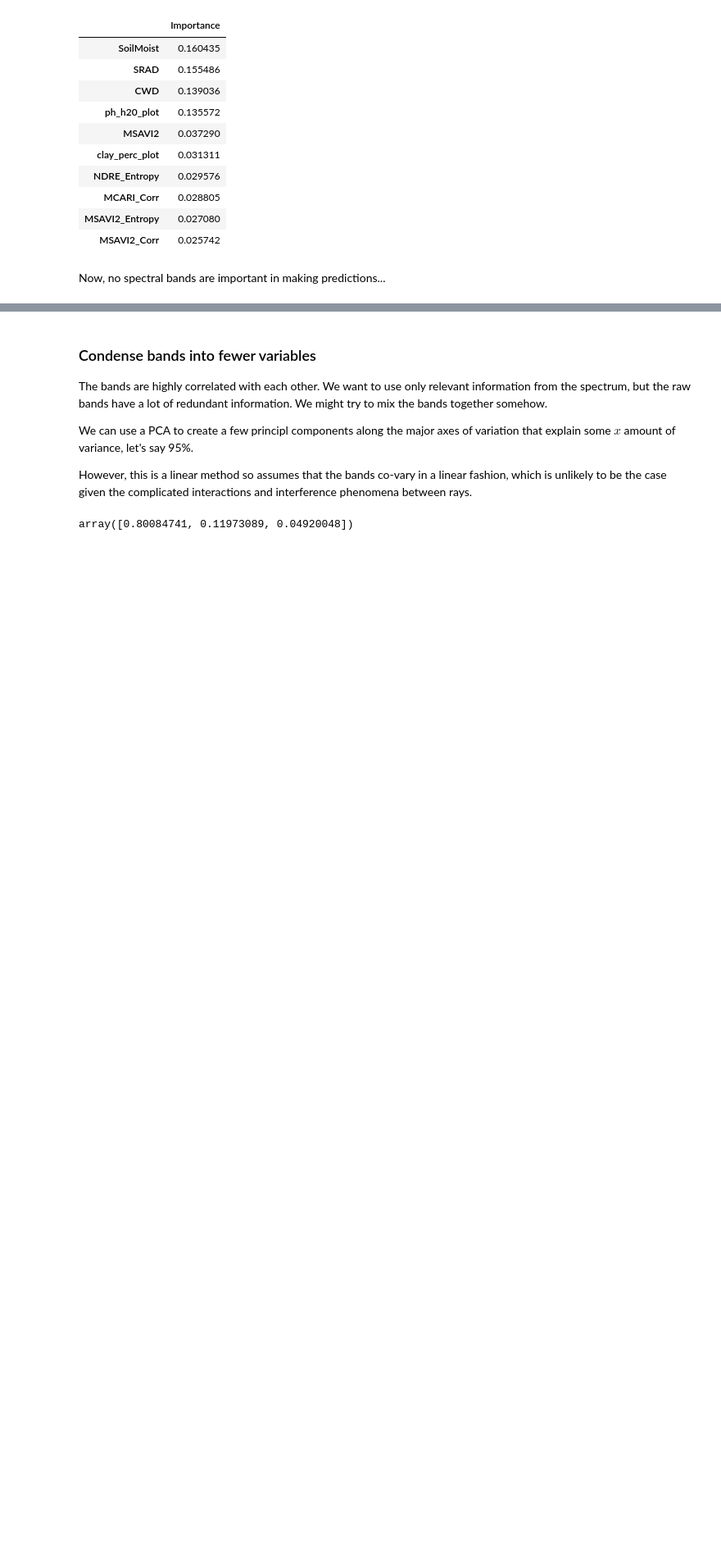
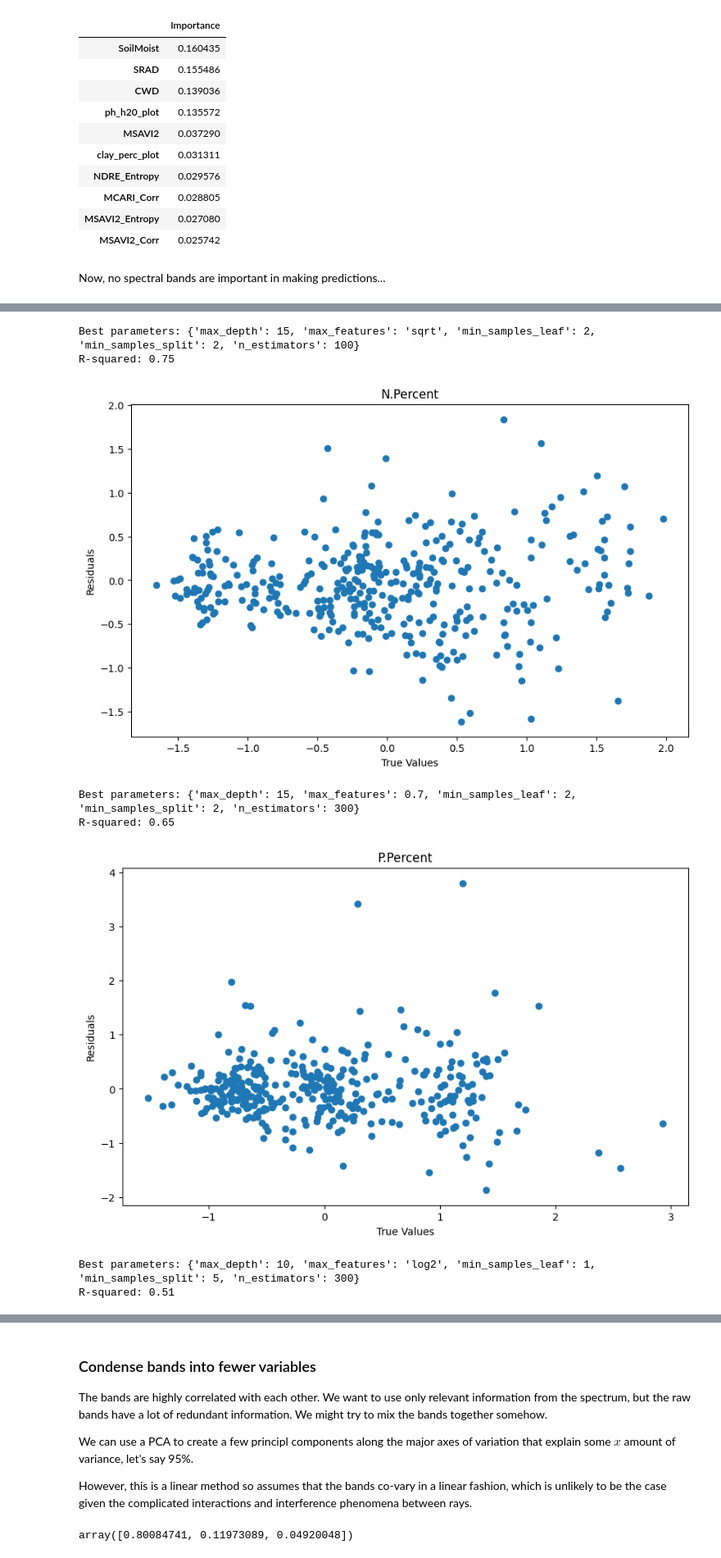
Before and after one commit to isaachcamp/geofm-plant-traits, a Jupyter notebook: notebooks/explore_random_forest.ipynb, the cells around one changed output, grey strips where cells are left out. Shown at 82% size. Cells and saved outputs as stored; diff of their text form; code cells hidden in the pictures; blank space fills up the shorter version.

```diff
--- a/notebooks/explore_random_forest.ipynb
+++ b/notebooks/explore_random_forest.ipynb
@@ -310,0 +512,32 @@ param_grid = {
+# %%
+for var in VARS:
+    dataset = LabelledTraitData(
+        data_path=Path('/Users/campbelli/Documents/geofm-plant-traits/data'),
+        var=var
+    )
+
+    X_test, y_test = RFAuxAndBands.configure_data(dataset.test_data, dataset.test_labels)
+
+    # Get the best parameters
+    best_params = aux_too_best_params[var]
+    print(f"Best parameters: {best_params}")
+    # Get the best model
+    best_rf = aux_too_best_estimators[var]
+    # Predict the trait values
+    predictions = best_rf.predict(X_test)
+    # Calculate metrics.
+    r_squared = best_rf.score(X_test, y_test)
+    print(f"R-squared: {r_squared:.2f}")
+
+    fig = plot_residuals(y_test, predictions, var)
+    plt.savefig(f"../figures/models/residuals_{var}_RFauxvars.png")
+    plt.show()
+# %% [output]
+Best parameters: {'max_depth': 15, 'max_features': 'sqrt', 'min_samples_leaf': 2, 'min_samples_split': 2, 'n_estimators': 100}
+R-squared: 0.75
+[figure, added]
+Best parameters: {'max_depth': 15, 'max_features': 0.7, 'min_samples_leaf': 2, 'min_samples_split': 2, 'n_estimators': 300}
+R-squared: 0.65
+[figure, added]
+Best parameters: {'max_depth': 10, 'max_features': 'log2', 'min_samples_leaf': 1, 'min_samples_split': 5, 'n_estimators': 300}
+R-squared: 0.51
```
Also changed, not shown: parts of 14 cells of this notebook.
